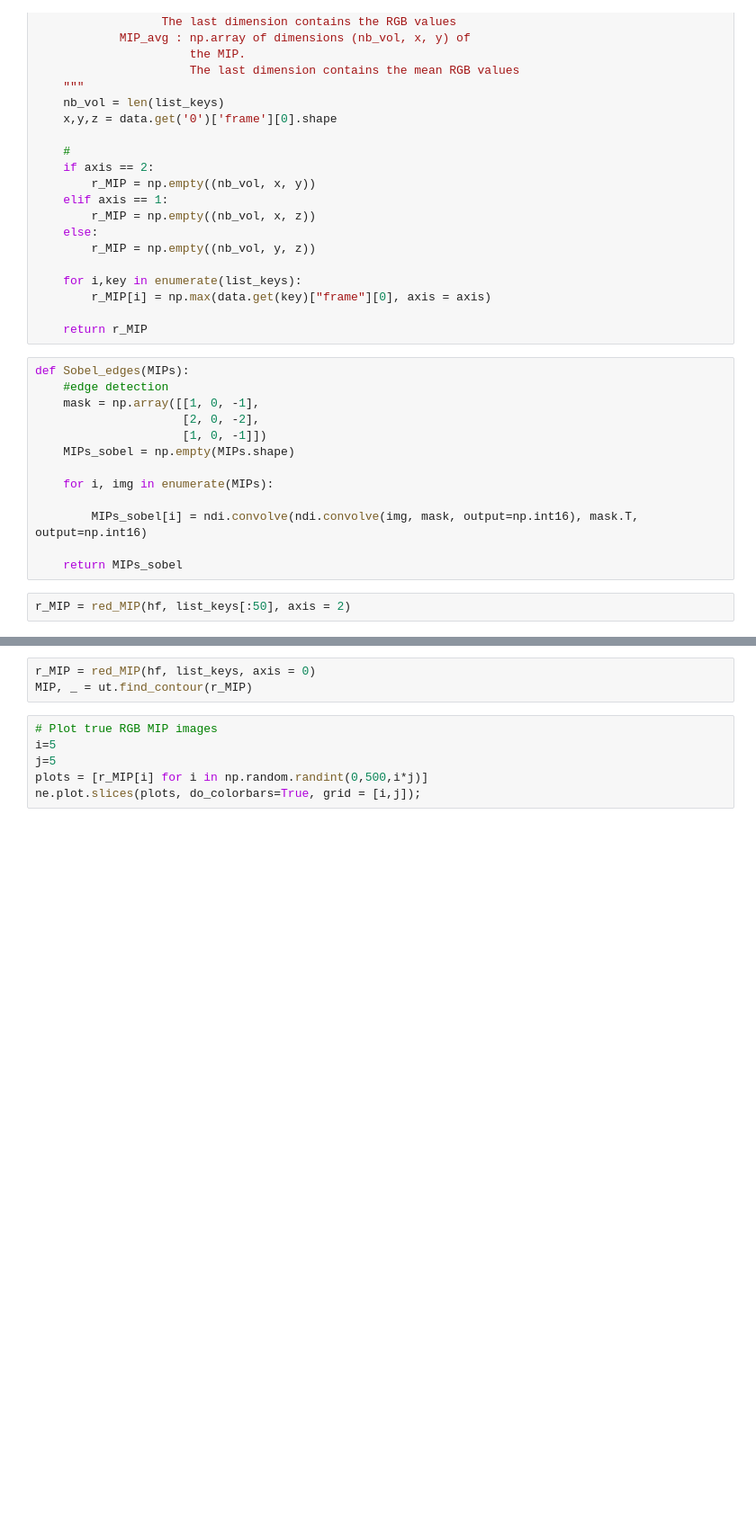
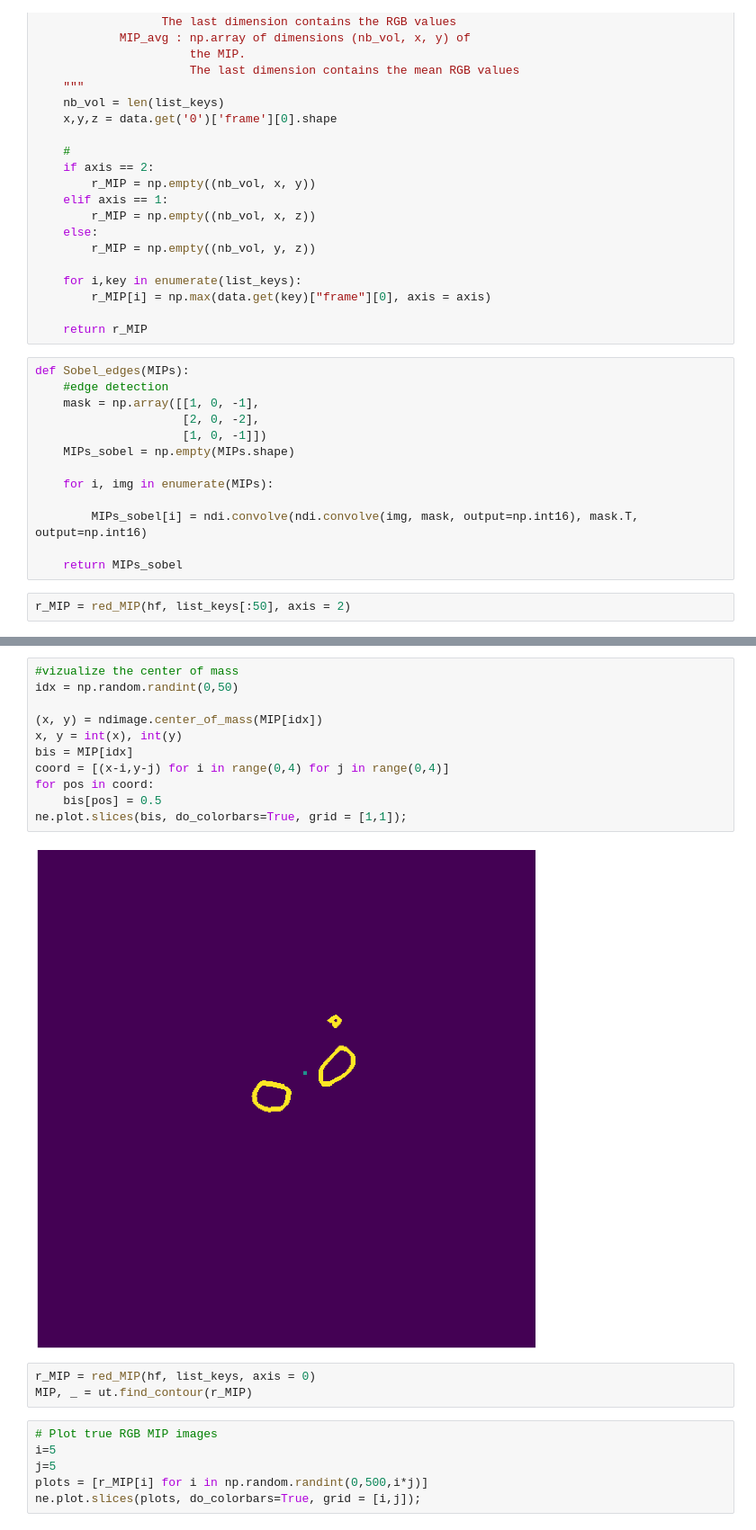
Before and after one commit to madtoinou/voxelmorph, a Jupyter notebook: MIP_c.ipynb, the cells around one changed output, grey strips where cells are left out. Shown at 90% size. Saved outputs shown, nothing was run; the diff lists cells and outputs as text; blank space fills up the shorter version.

```diff
--- a/MIP_c.ipynb
+++ b/MIP_c.ipynb
@@ -129,3 +149,16 @@ ne.plot.slices(plots, do_colorbars=True, grid = [i,j]);
+# %%
+#vizualize the center of mass
+idx = np.random.randint(0,50)
+
+(x, y) = ndimage.center_of_mass(MIP[idx])
+x, y = int(x), int(y)
+bis = MIP[idx]
+coord = [(x-i,y-j) for i in range(0,4) for j in range(0,4)]
+for pos in coord:
+    bis[pos] = 0.5
+ne.plot.slices(bis, do_colorbars=True, grid = [1,1]);
+# %% [output]
+[figure, added]
 # %%
 r_MIP = red_MIP(hf, list_keys, axis = 0)
 MIP, _ = ut.find_contour(r_MIP)
```
Also changed, not shown: parts of 5 cells of this notebook, 1 other file.
